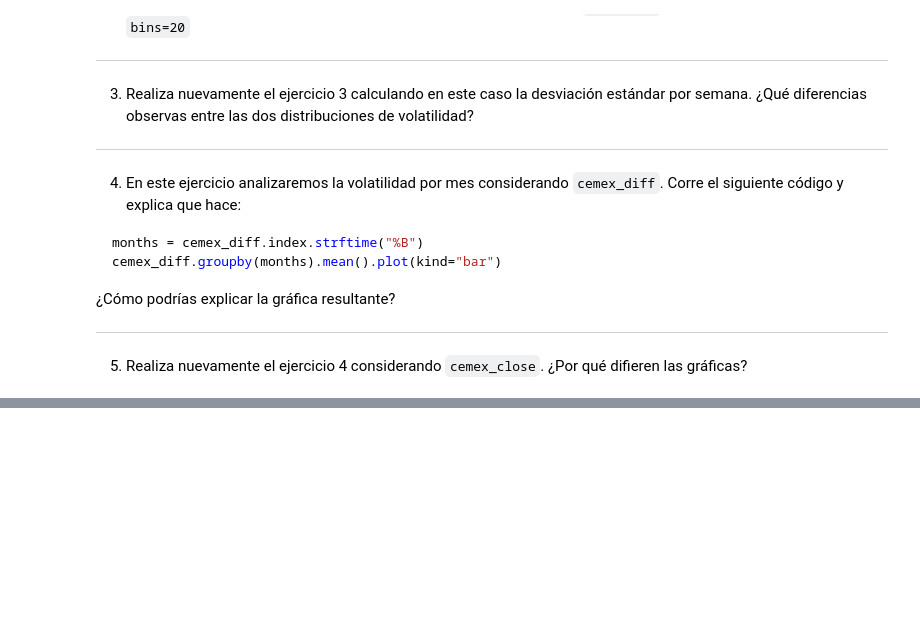
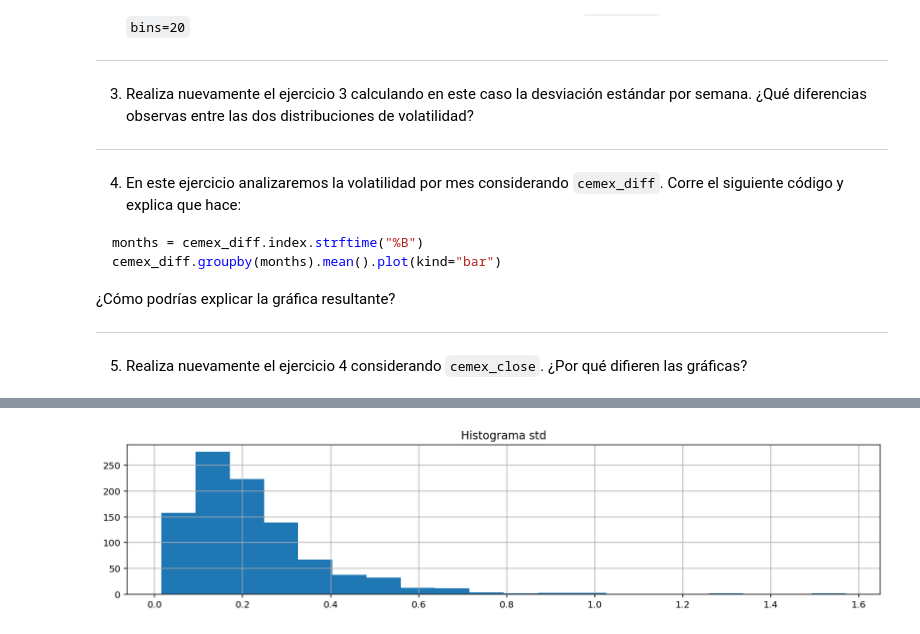
Before and after one commit to elopezgon/data-science, a Jupyter notebook: notes/lec03-time-series-pandas.ipynb, the cells around one changed output, grey strips where cells are left out. Cells and saved outputs as stored; diff of their text form; code cells hidden in the pictures; blank space fills up the shorter version.

```diff
--- a/notes/lec03-time-series-pandas.ipynb
+++ b/notes/lec03-time-series-pandas.ipynb
@@ -413,0 +464,8 @@ cemex_diff.groupby(months).mean().plot(kind="bar")
+# %%
+cemex_std_sem = cemex_diff.loc[:'2018-06'].resample('W').std()
+# %%
+cemex_std_sem.hist(bins = 20)
+plt.title("Histograma std")
+plt.tight_layout();
+# %% [output]
+[figure, added]
```
Also changed, not shown: parts of 17 cells of this notebook.
